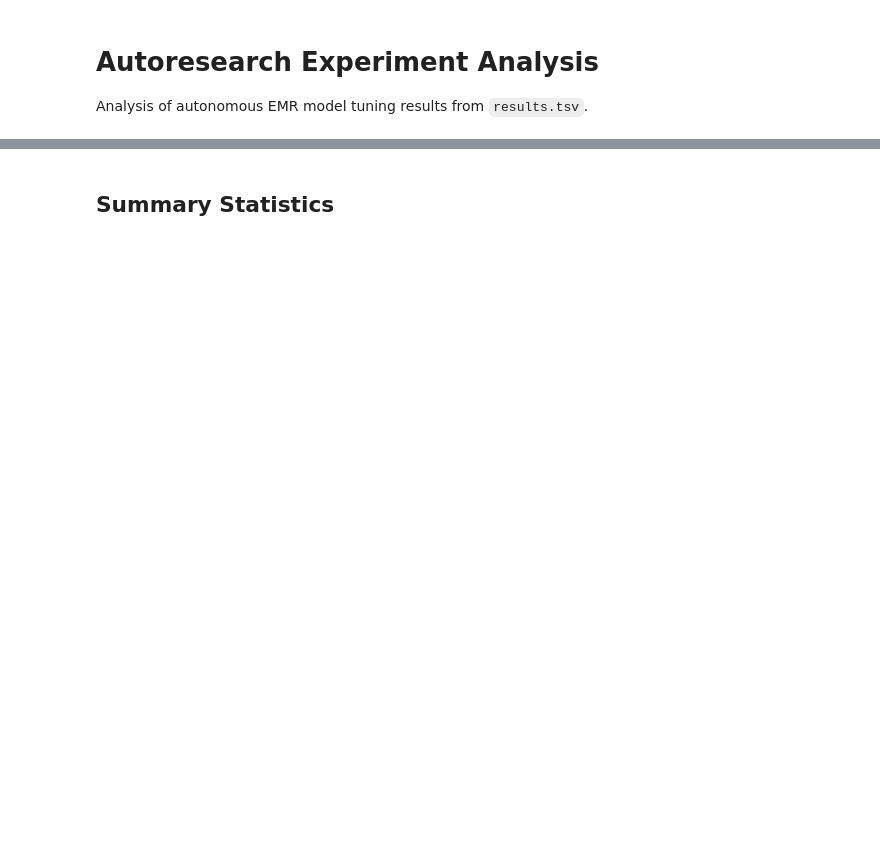
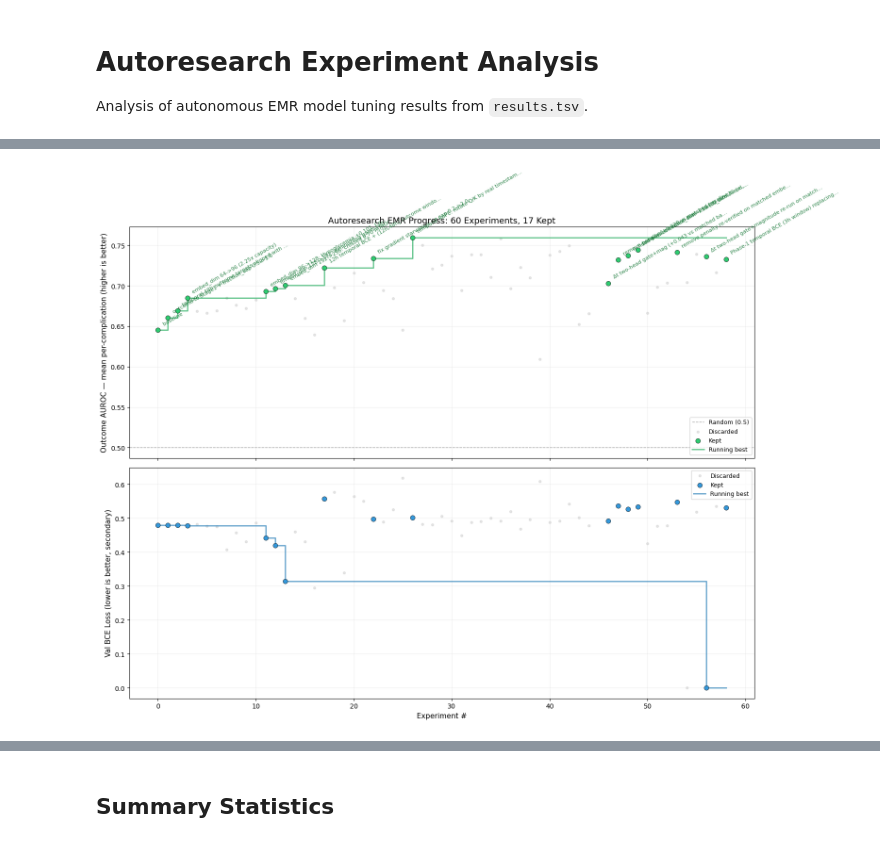
Before and after one commit to shaharoded/INTERVenE-Ar, a Jupyter notebook: analysis.ipynb, the cells around one changed output, grey strips where cells are left out. Cells and saved outputs as stored; diff of their text form; code cells hidden in the pictures; blank space fills up the shorter version.

```diff
--- a/analysis.ipynb
+++ b/analysis.ipynb
@@ -7,11 +7,12 @@ import pandas as pd
 import matplotlib.pyplot as plt
 import numpy as np
 
-# Load the TSV (tab-separated, 5 columns: commit, val_bce_loss, memory_gb, status, description)
+# Load the TSV (tab-separated, 6 columns)
 df = pd.read_csv("results.tsv", sep="\t")
-df["val_bce_loss"] = pd.to_numeric(df["val_bce_loss"], errors="coerce")
-df["memory_gb"]    = pd.to_numeric(df["memory_gb"],    errors="coerce")
-df["status"]       = df["status"].str.strip().str.upper()
+df["outcome_auroc"] = pd.to_numeric(df["outcome_auroc"], errors="coerce")
+df["val_bce_loss"]  = pd.to_numeric(df["val_bce_loss"],  errors="coerce")
+df["memory_gb"]     = pd.to_numeric(df["memory_gb"],     errors="coerce")
+df["status"]        = df["status"].str.strip().str.upper()
 
 print(f"Total experiments: {len(df)}")
 print(f"Columns: {list(df.columns)}")
@@ -30,8 +54,8 @@ if n_decided > 0:
 # %%
-# Show all KEPT experiments (the improvements that stuck)
 kept = df[df["status"] == "KEEP"].copy()
 print(f"KEPT experiments ({len(kept)} total):\n")
 for i, row in kept.iterrows():
-    bce  = row["val_bce_loss"]
-    desc = row["description"]
-    print(f"  #{i:3d}  val_bce={bce:.6f}  mem={row['memory_gb']:.1f}GB  {desc}")
+    auroc = row["outcome_auroc"]
+    bce   = row["val_bce_loss"]
+    desc  = row["description"]
+    print(f"  #{i:3d}  outcome_auroc={auroc:.6f}  val_bce={bce:.6f}  mem={row['memory_gb']:.1f}GB  {desc}")
@@ -43,58 +90,49 @@ The running minimum shows the frontier — the best result achieved so far.
 # %%
-fig, ax = plt.subplots(figsize=(16, 8))
+fig, axes = plt.subplots(2, 1, figsize=(16, 12), sharex=True)
 
-# Filter out crashes
 valid = df[df["status"] != "CRASH"].copy().reset_index(drop=True)
+kept_mask = valid["status"] == "KEEP"
+kept_idx  = valid.index[kept_mask]
+kept_v    = valid[kept_mask]
+disc      = valid[valid["status"] == "DISCARD"]
 
-baseline_bce = valid.loc[0, "val_bce_loss"]
-best         = valid[valid["status"] == "KEEP"]["val_bce_loss"].min()
+# ── Top: outcome AUROC (primary) ─────────────────────────────────────────────
+ax = axes[0]
+ax.axhline(0.5, color="#aaaaaa", linewidth=1, linestyle="--", label="Random (0.5)")
+ax.scatter(disc.index, disc["outcome_auroc"], c="#cccccc", s=12, alpha=0.5, zorder=2, label="Discarded")
+ax.scatter(kept_v.index, kept_v["outcome_auroc"], c="#2ecc71", s=50, zorder=4,
+           label="Kept", edgecolors="black", linewidths=0.5)
+running_max = kept_v["outcome_auroc"].cummax()
+ax.step(kept_idx, running_max, where="post", color="#27ae60", linewidth=2, alpha=0.7, zorder=3, label="Running best")
 
-# Only plot experiments near or below baseline
-below = valid[valid["val_bce_loss"] <= baseline_bce + 0.005]
-
-# Discarded as faint background dots
-disc = below[below["status"] == "DISCARD"]
-ax.scatter(disc.index, disc["val_bce_loss"],
-           c="#cccccc", s=12, alpha=0.5, zorder=2, label="Discarded")
-
-# Kept experiments as prominent green dots
-kept_v = below[below["status"] == "KEEP"]
-ax.scatter(kept_v.index, kept_v["val_bce_loss"],
-           c="#2ecc71", s=50, zorder=4, label="Kept",
-           edgecolors="black", linewidths=0.5)
-
-# Running minimum step line
-kept_mask   = valid["status"] == "KEEP"
-kept_idx    = valid.index[kept_mask]
-kept_bce    = valid.loc[kept_mask, "val_bce_loss"]
-running_min = kept_bce.cummin()
-ax.step(kept_idx, running_min, where="post", color="#27ae60",
-        linewidth=2, alpha=0.7, zorder=3, label="Running best")
-
-# Label each kept experiment with its description
-for idx, bce in zip(kept_idx, kept_bce):
+for idx, auroc in zip(kept_idx, kept_v["outcome_auroc"]):
     desc = str(valid.loc[idx, "description"]).strip()
     if len(desc) > 45:
         desc = desc[:42] + "..."
-    ax.annotate(desc, (idx, bce),
-                textcoords="offset points",
-                xytext=(6, 6), fontsize=8.0,
-                color="#1a7a3a", alpha=0.9,
-                rotation=30, ha="left", va="bottom")
+    ax.annotate(desc, (idx, auroc), textcoords="offset points", xytext=(6, 6),
+                fontsize=8, color="#1a7a3a", alpha=0.9, rotation=30, ha="left", va="bottom")
 
-n_total = len(df)
-n_kept  = len(df[df["status"] == "KEEP"])
-ax.set_xlabel("Experiment #", fontsize=12)
-ax.set_ylabel("Validation BCE Loss (lower is better)", fontsize=12)
-ax.set_title(f"Autoresearch EMR Progress: {n_total} Experiments, {n_kept} Kept Improvements",
-             fontsize=14)
-ax.legend(loc="upper right", fontsize=9)
+ax.set_ylabel("Outcome AUROC — mean per-complication (higher is better)", fontsize=11)
+ax.set_title(f"Autoresearch EMR Progress: {len(df)} Experiments, {kept_mask.sum()} Kept", fontsize=13)
+ax.legend(loc="lower right", fontsize=9)
 ax.grid(True, alpha=0.2)
 
-margin = max((baseline_bce - best) * 0.15, 0.001)
-ax.set_ylim(best - margin, baseline_bce + margin)
+# ── Bottom: val BCE (secondary / sanity) ────────────────────────────────────
+ax2 = axes[1]
+ax2.scatter(disc.index, disc["val_bce_loss"], c="#cccccc", s=12, alpha=0.5, zorder=2, label="Discarded")
+ax2.scatter(kept_v.index, kept_v["val_bce_loss"], c="#3498db", s=50, zorder=4,
+            label="Kept", edgecolors="black", linewidths=0.5)
+running_min_bce = kept_v["val_bce_loss"].cummin()
+ax2.step(kept_idx, running_min_bce, where="post", color="#2980b9", linewidth=2, alpha=0.7, zorder=3, label="Running best")
+
+ax2.set_xlabel("Experiment #", fontsize=11)
+ax2.set_ylabel("Val BCE Loss (lower is better, secondary)", fontsize=11)
+ax2.legend(loc="upper right", fontsize=9)
+ax2.grid(True, alpha=0.2)
 
 plt.tight_layout()
 plt.savefig("progress.png", dpi=150, bbox_inches="tight")
 plt.show()
 print("Saved to progress.png")
+# %% [output]
+[figure, added]
```
Also changed, not shown: parts of 7 cells of this notebook, 7 other files.
